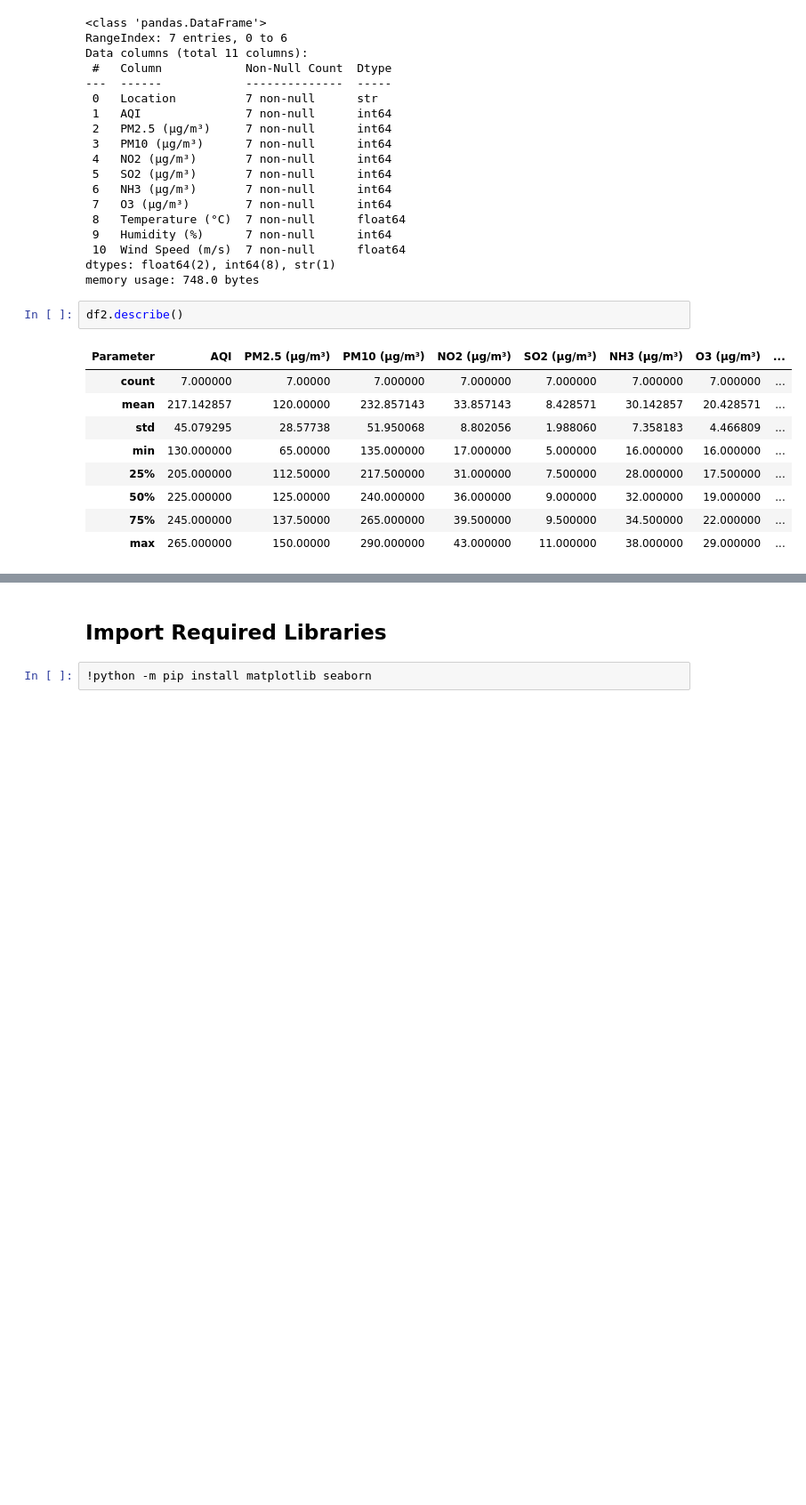
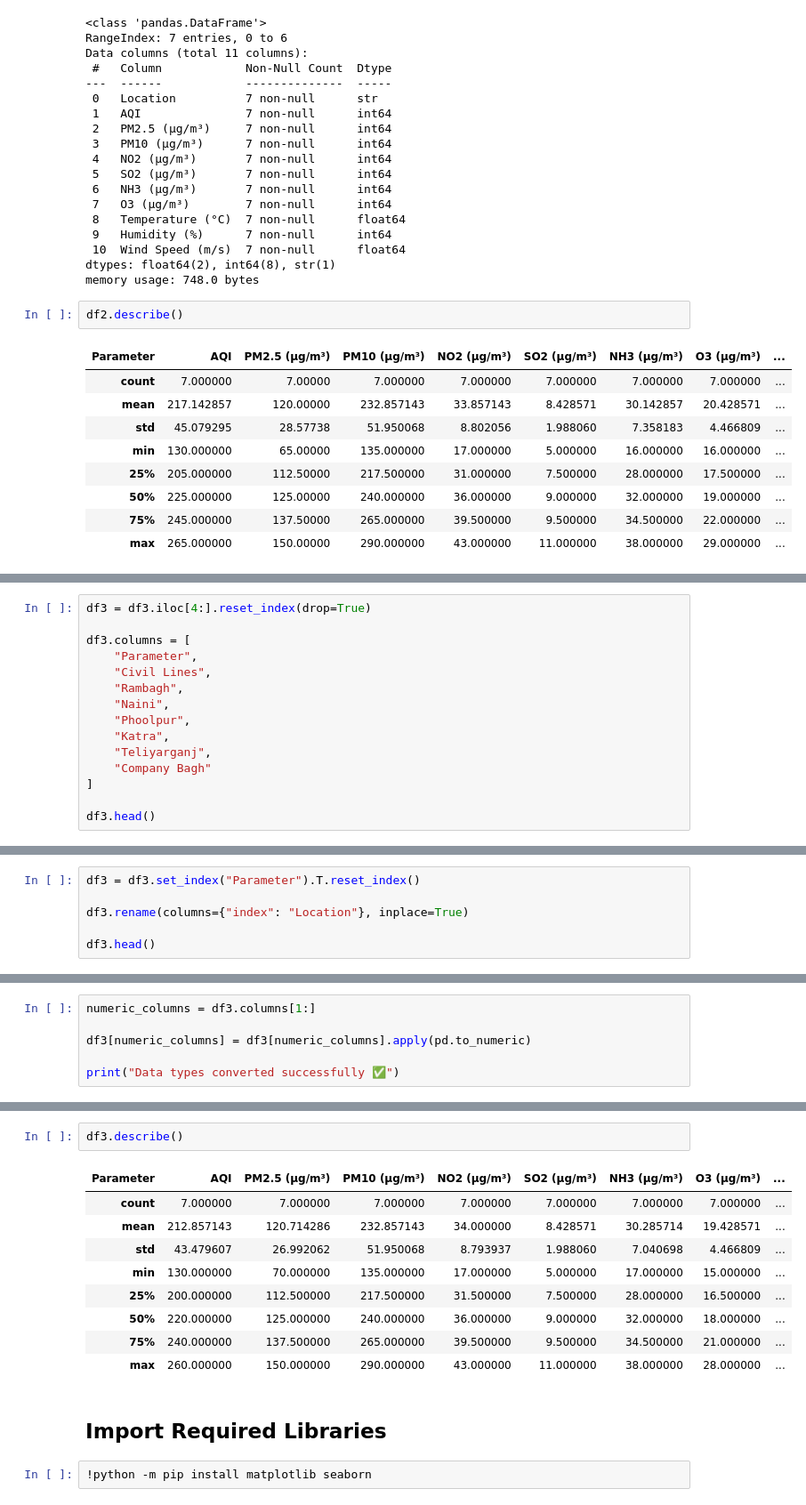
Before and after one commit to Anjalitiwari99/AQI_Prediction_System, a Jupyter notebook: notebooks/01_Data_Preprocessing.ipynb, the cells around one changed output, grey strips where cells are left out. Shown at 89% size. Saved outputs shown, nothing was run; the diff lists cells and outputs as text; blank space fills up the shorter version.

```diff
--- a/notebooks/01_Data_Preprocessing.ipynb
+++ b/notebooks/01_Data_Preprocessing.ipynb
@@ -454,0 +476,15 @@ df2.describe()
+# %%
+df3 = df3.iloc[4:].reset_index(drop=True)
+
+df3.columns = [
+    "Parameter",
+    "Civil Lines",
+    "Rambagh",
+    "Naini",
+    "Phoolpur",
+    "Katra",
+    "Teliyarganj",
+    "Company Bagh"
+]
+
+df3.head()
@@ -454,0 +498,6 @@ df2.describe()
+# %%
+df3 = df3.set_index("Parameter").T.reset_index()
+
+df3.rename(columns={"index": "Location"}, inplace=True)
+
+df3.head()
@@ -454,0 +511,6 @@ df2.describe()
+# %%
+numeric_columns = df3.columns[1:]
+
+df3[numeric_columns] = df3[numeric_columns].apply(pd.to_numeric)
+
+print("Data types converted successfully ✅")
@@ -455,3 +540,15 @@ df2.describe()
+# %%
+df3.describe()
+# %% [output]
+| Parameter | AQI | PM2.5 (µg/m³) | PM10 (µg/m³) | NO2 (µg/m³) | SO2 (µg/m³) | NH3 (µg/m³) | O3 (µg/m³) | ... |
+| count | 7.000000 | 7.000000 | 7.000000 | 7.000000 | 7.000000 | 7.000000 | 7.000000 | ... |
+| mean | 212.857143 | 120.714286 | 232.857143 | 34.000000 | 8.428571 | 30.285714 | 19.428571 | ... |
+| std | 43.479607 | 26.992062 | 51.950068 | 8.793937 | 1.988060 | 7.040698 | 4.466809 | ... |
+| min | 130.000000 | 70.000000 | 135.000000 | 17.000000 | 5.000000 | 17.000000 | 15.000000 | ... |
+| 25% | 200.000000 | 112.500000 | 217.500000 | 31.500000 | 7.500000 | 28.000000 | 16.500000 | ... |
+| 50% | 220.000000 | 125.000000 | 240.000000 | 36.000000 | 9.000000 | 32.000000 | 18.000000 | ... |
+| 75% | 240.000000 | 137.500000 | 265.000000 | 39.500000 | 9.500000 | 34.500000 | 21.000000 | ... |
+| max | 260.000000 | 150.000000 | 290.000000 | 43.000000 | 11.000000 | 38.000000 | 28.000000 | ... |
 # %% [markdown]
 ## Import Required Libraries
 # %%
```
Also changed, not shown: parts of 6 cells of this notebook.
